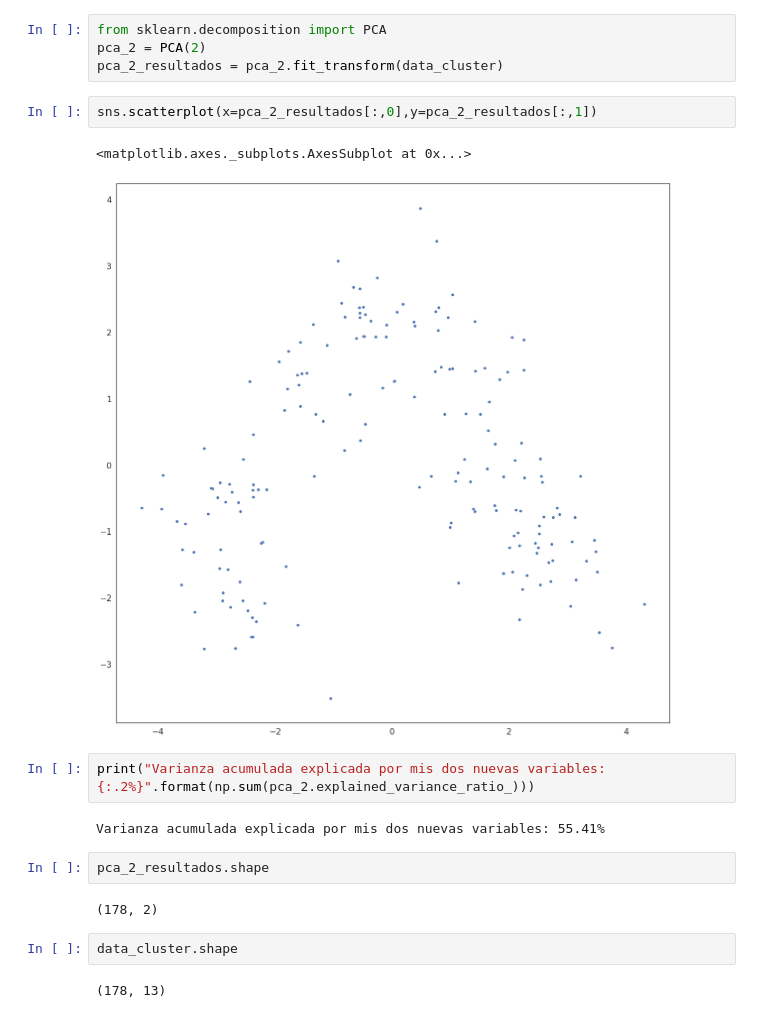
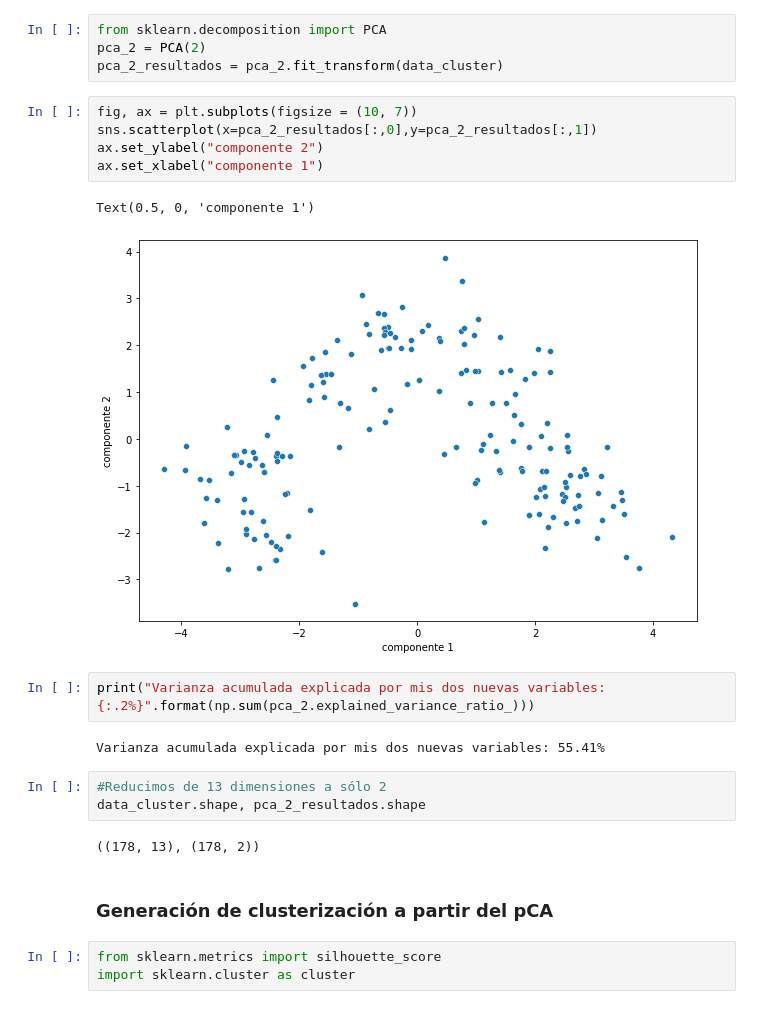
Before and after one commit to AngelicaDC/BEDUpython, a Jupyter notebook: ML/kmeans.ipynb, the cells around one changed output. Saved outputs shown, nothing was run; the diff lists cells and outputs as text.

```diff
--- a/ML/kmeans.ipynb
+++ b/ML/kmeans.ipynb
@@ -234,19 +234,24 @@ from sklearn.decomposition import PCA
 pca_2 = PCA(2)
 pca_2_resultados = pca_2.fit_transform(data_cluster)
 # %%
+fig, ax = plt.subplots(figsize = (10, 7))
 sns.scatterplot(x=pca_2_resultados[:,0],y=pca_2_resultados[:,1])
+ax.set_ylabel("componente 2")
+ax.set_xlabel("componente 1")
 # %% [output]
-<matplotlib.axes._subplots.AxesSubplot at 0x...>
+Text(0.5, 0, 'componente 1')
-[figure, old version]
+[figure, new version]
 # %%
 print("Varianza acumulada explicada por mis dos nuevas variables: {:.2%}".format(np.sum(pca_2.explained_variance_ratio_)))
 # %% [output]
 Varianza acumulada explicada por mis dos nuevas variables: 55.41%
-# %%
-pca_2_resultados.shape
-# %% [output]
-(178, 2)
-# %%
-data_cluster.shape
-# %% [output]
-(178, 13)
+# %%
+#Reducimos de 13 dimensiones a sólo 2
+data_cluster.shape, pca_2_resultados.shape
+# %% [output]
+((178, 13), (178, 2))
+# %% [markdown]
+### Generación de clusterización a partir del pCA
+# %%
+from sklearn.metrics import silhouette_score
+import sklearn.cluster as cluster
```
Also changed, not shown: parts of 5 cells of this notebook.
